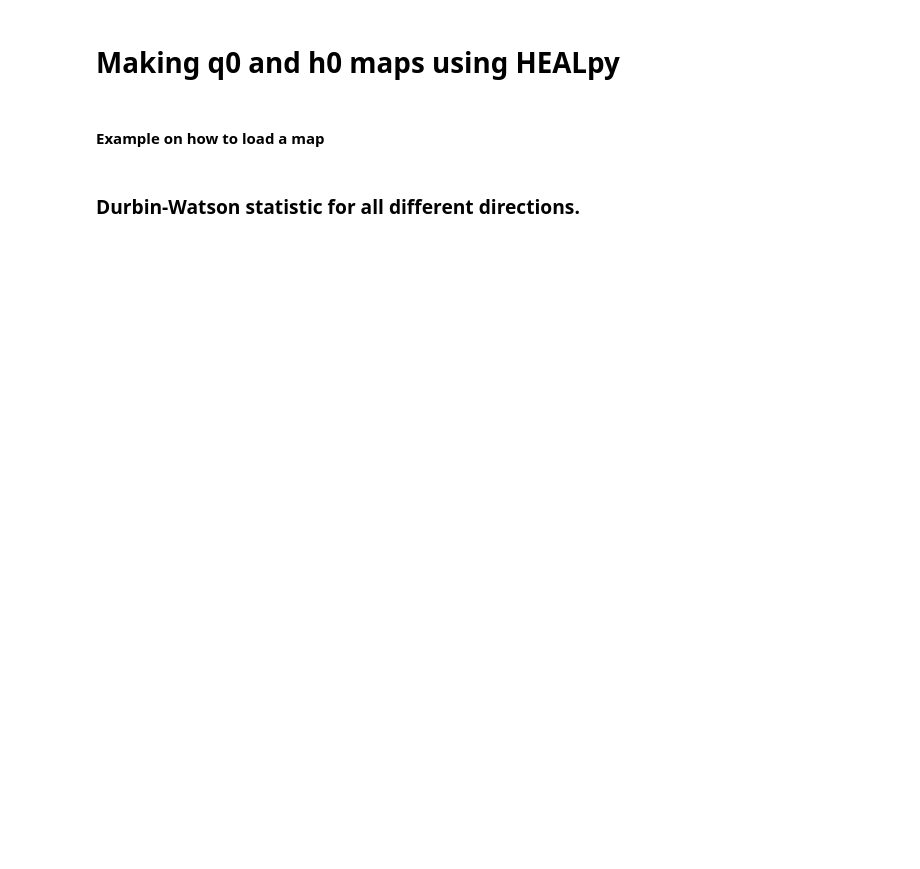
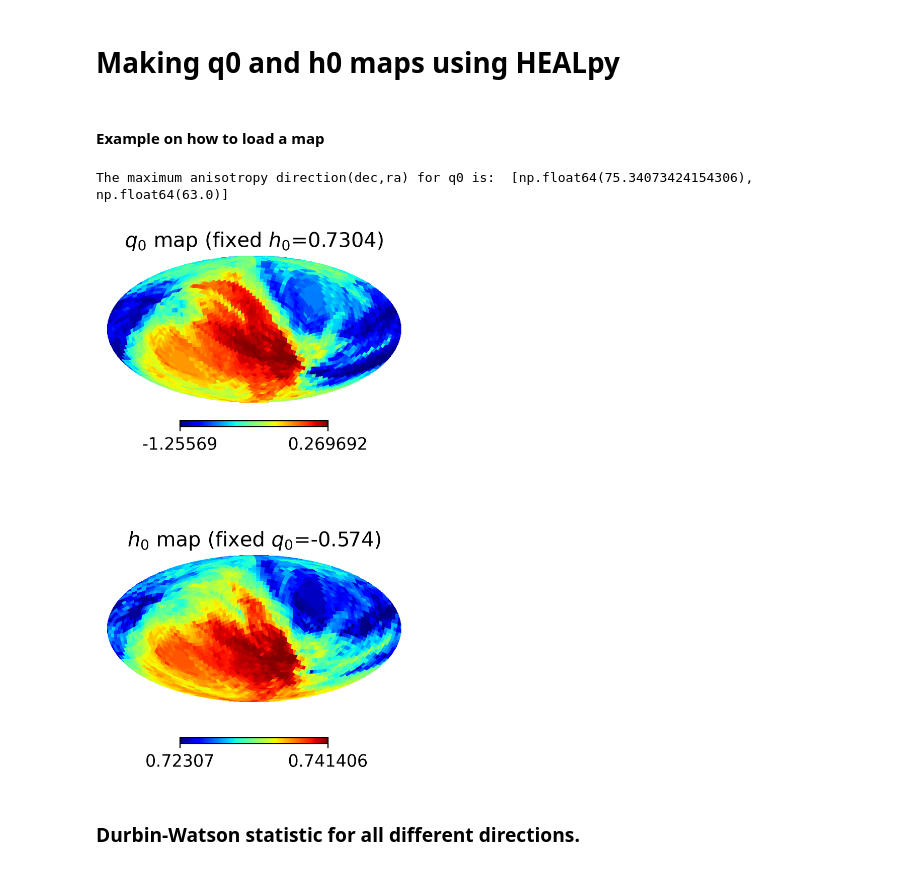
Before and after one commit to leoriohub/cosmographic_analysis, a Jupyter notebook: main.ipynb, the cells around one changed output. Drawn from its saved outputs; the diff is of its cells as text; code cells hidden in the pictures; blank space fills up the shorter version.

```diff
--- a/main.ipynb
+++ b/main.ipynb
@@ -28,7 +28,7 @@ pts = hp.nside2npix(nside)  # Resolution for Nside = 16
 q0f = -0.574
 h0f = 0.7304  # fiducial value of h0 for pantheon+
 zup = 0.1  # upper limit of the redshift range
-zdown = 0.00
+zdown = 0.01
 #zdown = 0.01
 repetitions = 500
 prefix_name = '[SH0ES_CALIB]'  # This is for file naming purposes
@@ -203,6 +208,8 @@ max_q0_anis_theta = np.radians(90) - max_anis_dir[1][1]
 max_q0_anis_phi = np.radians(180) - max_anis_dir[1][0]
 
 max_q0_anis_vec = healpix_dirs[np.argmax(np.abs(delta_q0_data))]
+# %% [output]
+The maximum anisotropy direction(dec,ra) for q0 is:  [np.float64(75.34073424154306), np.float64(63.0)]
 # %%
 from generate_map import generate_map
 
@@ -210,24 +217,26 @@ from generate_map import generate_map
 # h0map, q0map = generate_map(nside, theta, phi, h0, q0, h0f=h0f, q0f=q0f)
 h0map_sn, q0map_sn = generate_map(nside, theta, phi, h0, q0)
 # %%
-plt.figure(figsize=(15, 5))
+plt.figure(figsize=(6, 7))
 
 hp.mollview(h0map_sn, coord="cg", title=rf'$h_0$ map (fixed $q_0$={q0f})', unit='', notext=True, norm='hist', cmap='jet',
-            min=min(h0map_sn), max=max(h0map_sn), fig=1, sub=(1, 3, 1))
+            min=min(h0map_sn), max=max(h0map_sn), fig=1, sub=(1, 2, 1))
 #hp.projplot(max_h0_anis_theta, max_h0_anis_phi, '^',
             #color='white', markersize=10)  # Add a red dot
 
 hp.mollview(q0map_sn, coord="cg", title=rf'$q_0$ map (fixed $h_0$={h0f})', unit='', notext=True, norm='hist', cmap='jet',
-            min=min(q0map_sn), max=max(q0map_sn), fig=1, sub=(1, 3, 2))
-hp.projplot(max_q0_anis_theta, max_q0_anis_phi,
-            '^', color='white', markersize=10)
+            min=min(q0map_sn), max=max(q0map_sn), fig=1, sub=(2, 2, 1))
+#hp.projplot(max_q0_anis_theta, max_q0_anis_phi,
+#            '^', color='white', markersize=10)
 # also plot the opposite end
-hp.projplot((np.pi-max_q0_anis_theta) % (2*np.pi), -
-            max_q0_anis_phi, '^', color='white', markersize=10)
+#hp.projplot((np.pi-max_q0_anis_theta) % (2*np.pi), -
+#            max_q0_anis_phi, '^', color='white', markersize=10)
 
-#map_filename = f'figures/{prefix_name}[FULL](hf={h0f}_qf={q0f})({zup}>z>{zdown}).png'
-#plt.savefig(map_filename)
+map_filename = f'figures/{prefix_name}[VERTICAL](hf={h0f}_qf={q0f})({zup}>z>{zdown}).png'
+plt.savefig(map_filename)
 plt.show()
+# %% [output]
+[figure, added]
 # %% [markdown]
 ### Durbin-Watson statistic for all different directions.
 # %%
```
Also changed, not shown: parts of 13 cells of this notebook, 8 other files.
